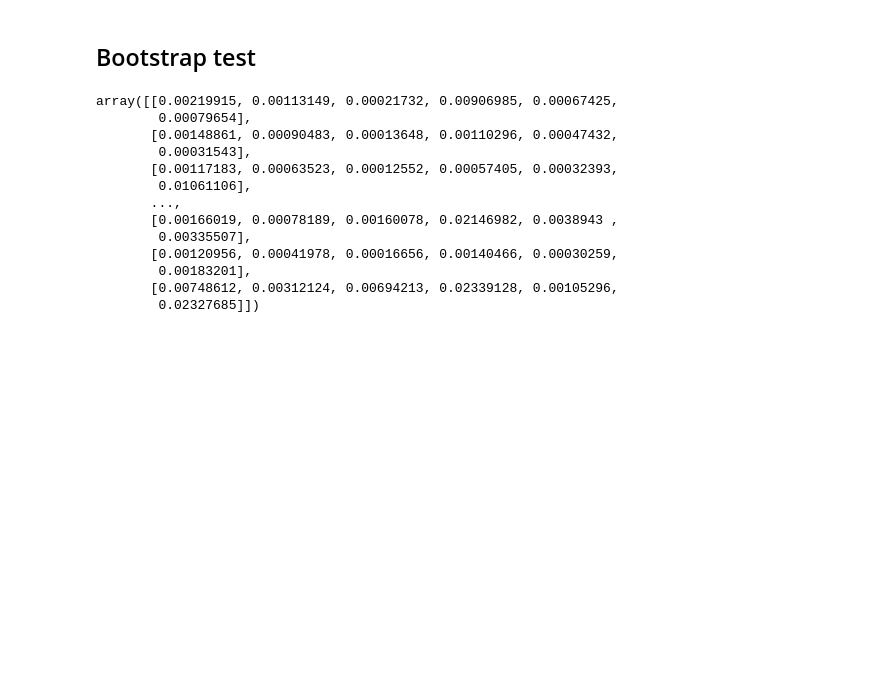
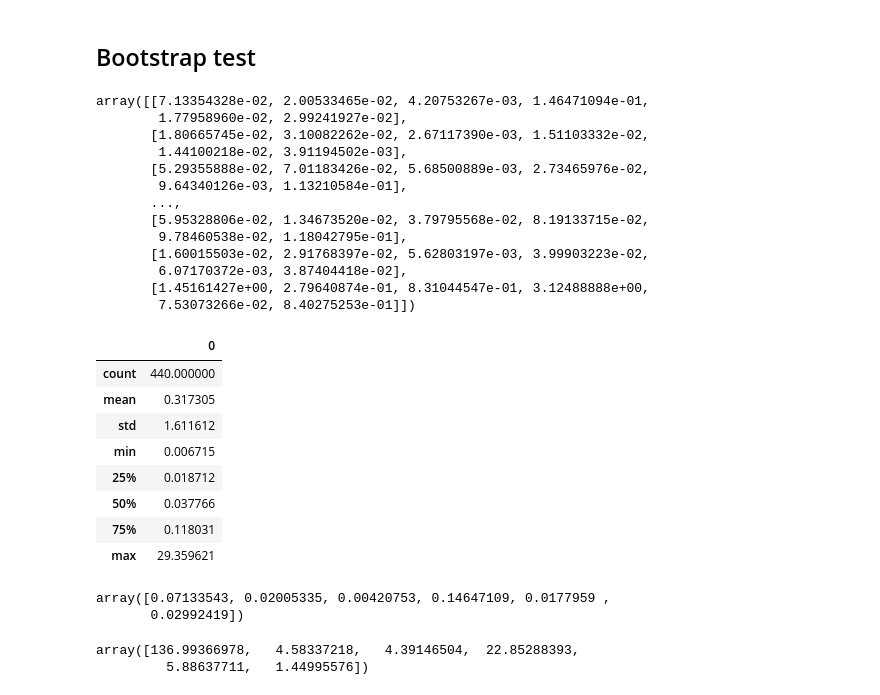
Before and after one commit to jascha-je/LabML4DS, a Jupyter notebook: p1/p1_jascha_test.ipynb, the cells around one changed output. Saved outputs shown, nothing was run; the diff lists cells and outputs as text; code cells hidden in the pictures; blank space fills up the shorter version.

```diff
--- a/p1/p1_jascha_test.ipynb
+++ b/p1/p1_jascha_test.ipynb
@@ -508,17 +521,35 @@ for i in range(N_BOOTSTRAP):
 # %%
-np.var(Rji_BS, axis=2)
+display(np.nanvar(Rji_BS, axis=1))
+pd.DataFrame(np.mean(np.nanvar(Rji_BS, axis=1), axis=1)).describe()
 # TODO what to do with that?
 # %% [output]
-array([[0.00219915, 0.00113149, 0.00021732, 0.00906985, 0.00067425,
-        0.00079654],
-       [0.00148861, 0.00090483, 0.00013648, 0.00110296, 0.00047432,
-        0.00031543],
-       [0.00117183, 0.00063523, 0.00012552, 0.00057405, 0.00032393,
-        0.01061106],
+array([[7.13354328e-02, 2.00533465e-02, 4.20753267e-03, 1.46471094e-01,
+        1.77958960e-02, 2.99241927e-02],
+       [1.80665745e-02, 3.10082262e-02, 2.67117390e-03, 1.51103332e-02,
+        1.44100218e-02, 3.91194502e-03],
+       [5.29355888e-02, 7.01183426e-02, 5.68500889e-03, 2.73465976e-02,
+        9.64340126e-03, 1.13210584e-01],
        ...,
-       [0.00166019, 0.00078189, 0.00160078, 0.02146982, 0.0038943 ,
-        0.00335507],
-       [0.00120956, 0.00041978, 0.00016656, 0.00140466, 0.00030259,
-        0.00183201],
-       [0.00748612, 0.00312124, 0.00694213, 0.02339128, 0.00105296,
-        0.02327685]])
+       [5.95328806e-02, 1.34673520e-02, 3.79795568e-02, 8.19133715e-02,
+        9.78460538e-02, 1.18042795e-01],
+       [1.60015503e-02, 2.91768397e-02, 5.62803197e-03, 3.99903223e-02,
+        6.07170372e-03, 3.87404418e-02],
+       [1.45161427e+00, 2.79640874e-01, 8.31044547e-01, 3.12488888e+00,
+        7.53073266e-02, 8.40275253e-01]])
+|  | 0 |
+| count | 440.000000 |
+| mean | 0.317305 |
+| std | 1.611612 |
+| min | 0.006715 |
+| 25% | 0.018712 |
+| 50% | 0.037766 |
+| 75% | 0.118031 |
+| max | 29.359621 |
+# %%
+display(np.nanvar(Rji_BS[0], axis=0))
+display(np.nanvar(Rji_BS[338], axis=0))
+# %% [output]
+array([0.07133543, 0.02005335, 0.00420753, 0.14647109, 0.0177959 ,
+       0.02992419])
+array([136.99366978,   4.58337218,   4.39146504,  22.85288393,
+         5.88637711,   1.44995576])
```
Also changed, not shown: parts of 13 cells of this notebook.
